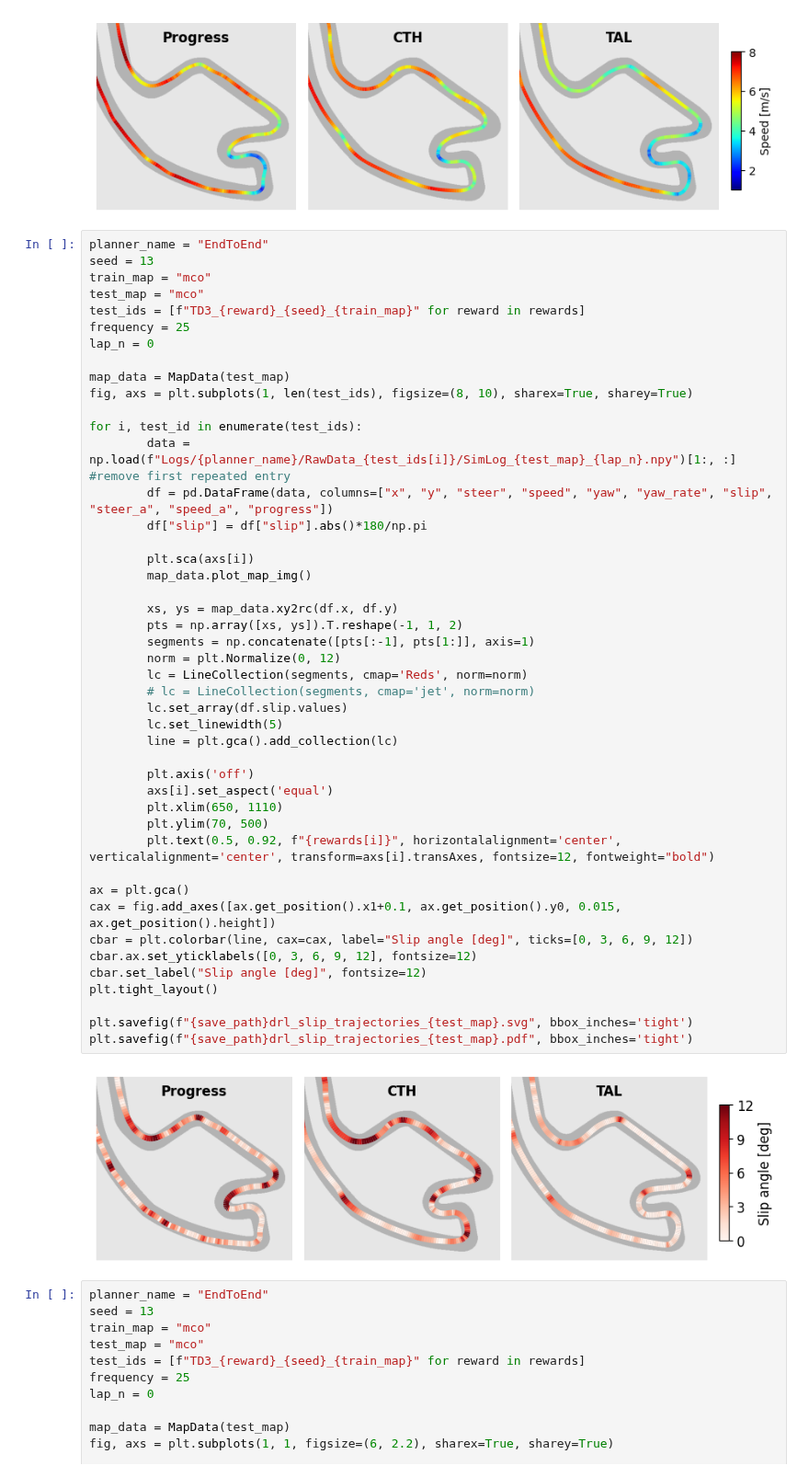
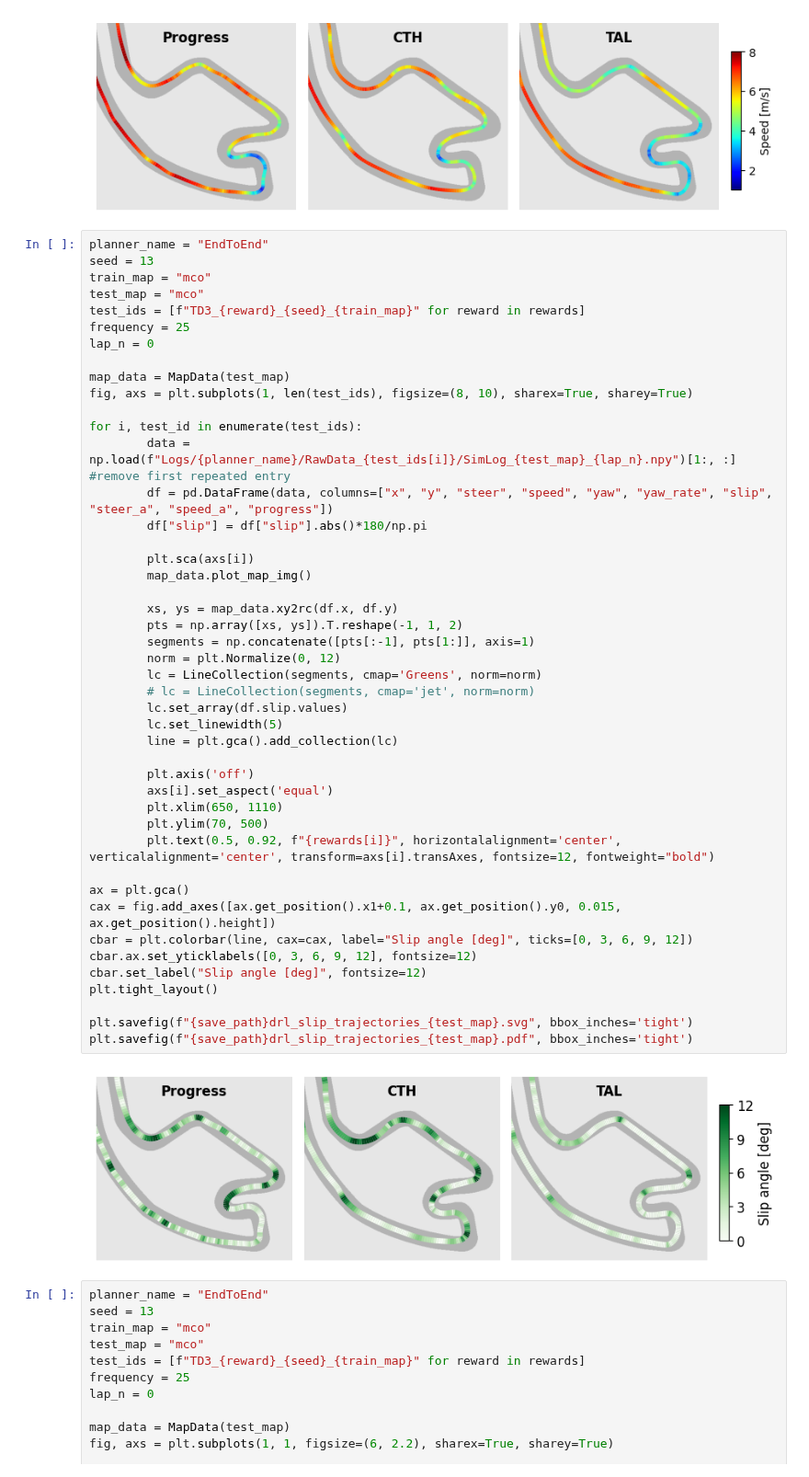
Before and after one commit to BDEvan5/f1tenth_benchmarks, a Jupyter notebook: Notebooks/drl_results.ipynb, the cells around one changed output. Shown at 92% size. Drawn from its saved outputs; the diff is of its cells as text.

```diff
--- a/Notebooks/drl_results.ipynb
+++ b/Notebooks/drl_results.ipynb
@@ -412,35 +412,35 @@ for i, test_id in enumerate(test_ids):
         df["slip"] = df["slip"].abs()*180/np.pi
 
         plt.sca(axs[i])
         map_data.plot_map_img()
 
         xs, ys = map_data.xy2rc(df.x, df.y)
         pts = np.array([xs, ys]).T.reshape(-1, 1, 2)
         segments = np.concatenate([pts[:-1], pts[1:]], axis=1)
         norm = plt.Normalize(0, 12)
-        lc = LineCollection(segments, cmap='Reds', norm=norm)
+        lc = LineCollection(segments, cmap='Greens', norm=norm)
         # lc = LineCollection(segments, cmap='jet', norm=norm)
         lc.set_array(df.slip.values)
         lc.set_linewidth(5)
         line = plt.gca().add_collection(lc)
 
         plt.axis('off')
         axs[i].set_aspect('equal')
         plt.xlim(650, 1110)
         plt.ylim(70, 500)
         plt.text(0.5, 0.92, f"{rewards[i]}", horizontalalignment='center', verticalalignment='center', transform=axs[i].transAxes, fontsize=12, fontweight="bold")
 
 ax = plt.gca()
 cax = fig.add_axes([ax.get_position().x1+0.1, ax.get_position().y0, 0.015, ax.get_position().height])
 cbar = plt.colorbar(line, cax=cax, label="Slip angle [deg]", ticks=[0, 3, 6, 9, 12])
 cbar.ax.set_yticklabels([0, 3, 6, 9, 12], fontsize=12)
 cbar.set_label("Slip angle [deg]", fontsize=12)
 plt.tight_layout()
 
 plt.savefig(f"{save_path}drl_slip_trajectories_{test_map}.svg", bbox_inches='tight')
 plt.savefig(f"{save_path}drl_slip_trajectories_{test_map}.pdf", bbox_inches='tight')
 # %% [output]
-[figure, old version]
+[figure, new version]
 # %%
 planner_name = "EndToEnd"
 seed = 13
```
Also changed, not shown: 7 other files.
